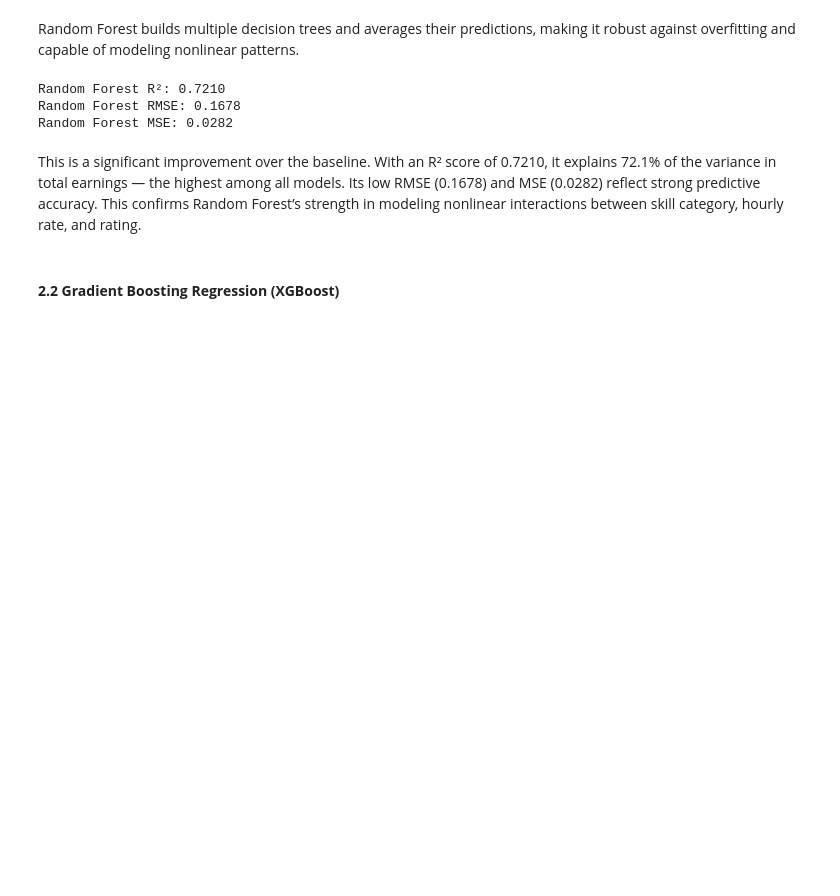
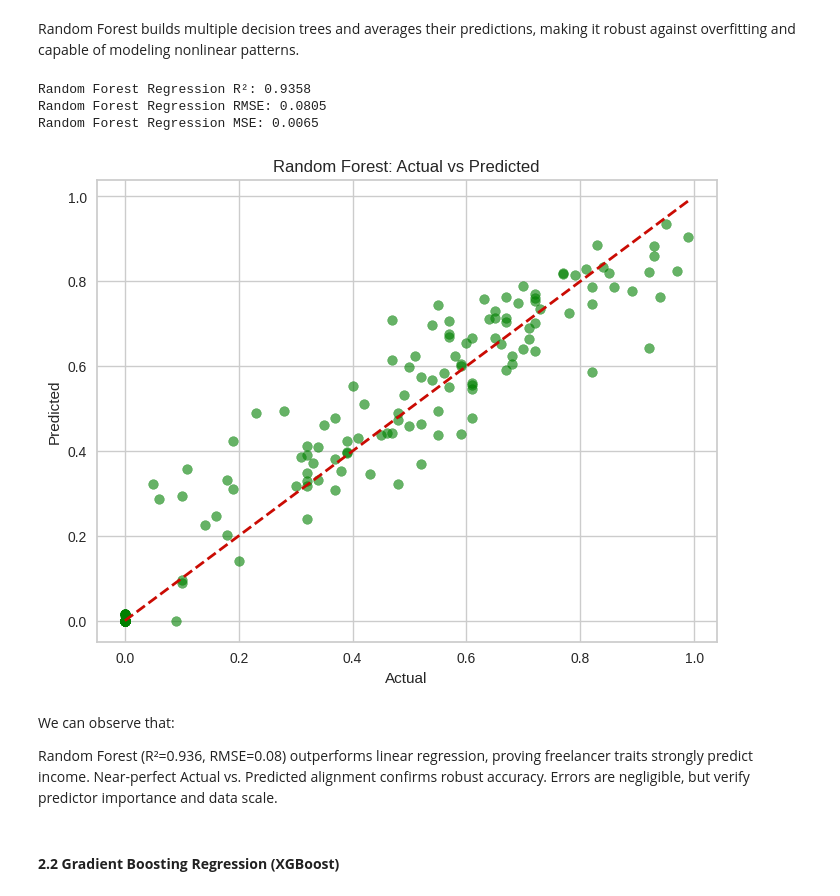
Before and after one commit to iRoseM/Freelancing-Trends--IT362, a Jupyter notebook: IT362_groub_6.ipynb, the cells around one changed output. Saved outputs shown, nothing was run; the diff lists cells and outputs as text; code cells hidden in the pictures; blank space fills up the shorter version.

```diff
--- a/IT362_groub_6.ipynb
+++ b/IT362_groub_6.ipynb
@@ -1519,27 +1549,37 @@ After establishing a baseline model, we now develop two different regression mod
 # %% [markdown]
 Random Forest builds multiple decision trees and averages their predictions, making it robust against overfitting and capable of modeling nonlinear patterns.
 # %%
-from sklearn.ensemble import RandomForestRegressor
+# Random Forest Regression
+rf_model = RandomForestRegressor(n_estimators=100, random_state=42)
+rf_model.fit(X_train, y_train)
 
-# Train Random Forest
-rf_model = RandomForestRegressor(random_state=42)
-rf_model.fit(X_train, y_train)
 y_pred_rf = rf_model.predict(X_test)
-
-# Evaluate
 rf_r2 = r2_score(y_test, y_pred_rf)
 rf_mse = mean_squared_error(y_test, y_pred_rf)
 rf_rmse = rf_mse ** 0.5
 
-print(f"Random Forest R²: {rf_r2:.4f}")
-print(f"Random Forest RMSE: {rf_rmse:.4f}")
-print(f"Random Forest MSE: {rf_mse:.4f}")
+print(f"Random Forest Regression R²: {rf_r2:.4f}")
+print(f"Random Forest Regression RMSE: {rf_rmse:.4f}")
+print(f"Random Forest Regression MSE: {rf_mse:.4f}")
 # %% [output]
-Random Forest R²: 0.7210
-Random Forest RMSE: 0.1678
-Random Forest MSE: 0.0282
+Random Forest Regression R²: 0.9358
+Random Forest Regression RMSE: 0.0805
+Random Forest Regression MSE: 0.0065
-# %% [markdown]
-This is a significant improvement over the baseline. With an R² score of 0.7210, it explains 72.1% of the variance in total earnings — the highest among all models. Its low RMSE (0.1678) and MSE (0.0282) reflect strong predictive accuracy. This confirms Random Forest’s strength in modeling nonlinear interactions between skill category, hourly rate, and rating.
+# %%
+# Random Forest: Actual vs Predicted
+plt.figure(figsize=(8, 6))
+plt.scatter(y_test, y_pred_rf, color='green', alpha=0.6)
+plt.plot([y_test.min(), y_test.max()], [y_test.min(), y_test.max()], '--r', lw=2)
+plt.title('Random Forest: Actual vs Predicted')
+plt.xlabel('Actual')
+plt.ylabel('Predicted')
+plt.show()
+# %% [output]
+[figure, added]
+# %% [markdown]
+We can observe that:
+
+Random Forest (R²=0.936, RMSE=0.08) outperforms linear regression, proving freelancer traits strongly predict income. Near-perfect Actual vs. Predicted alignment confirms robust accuracy. Errors are negligible, but verify predictor importance and data scale.
 # %% [markdown]
 #### **2.2 Gradient Boosting Regression (XGBoost)**
 # %% [markdown]
```
Also changed, not shown: parts of 42 cells of this notebook.
